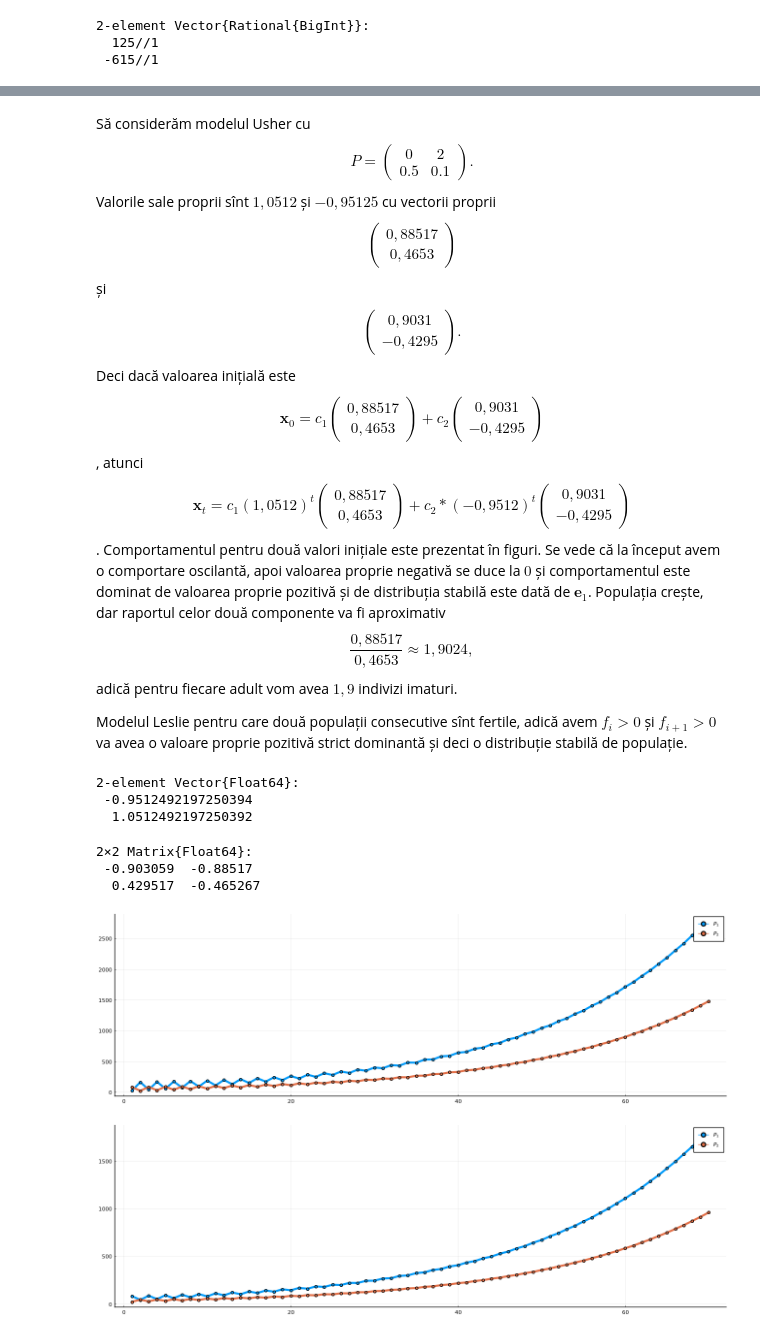
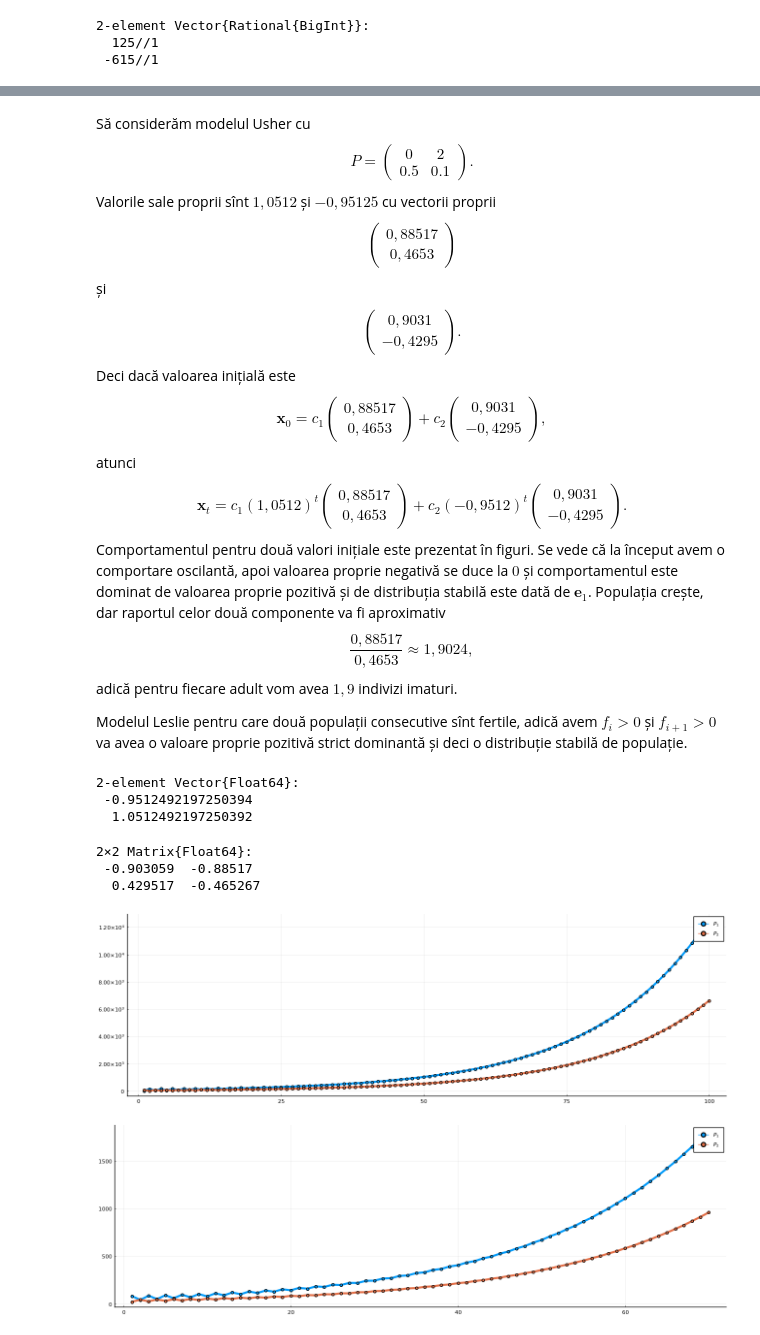
Before and after one commit to adhalanay/curs-biologie-2021, a Jupyter notebook: Cursul4.ipynb, the cells around one changed output, grey strips where cells are left out. Saved outputs shown, nothing was run; the diff lists cells and outputs as text; code cells hidden in the pictures.

```diff
--- a/Cursul4.ipynb
+++ b/Cursul4.ipynb
@@ -75,7 +75,7 @@ Pentru un model de populație, vectorul propriu dominant se numește distribuți
 using LinearAlgebra
 using Plots
 P = [0.9925 0.0125;0.0075 0.9875]
-v = [10;990]
+v = [9;10]
 A = []
 B = []
 for t in 1:400
@@ -91,5 +91,5 @@ plot!(B,label="B",linewidth=3, size=(1300,400))
 # %% [markdown]
-Să considerăm modelul Usher cu $$P=\left(\begin{array}{cc} 0 & 2 \\ 0.5 & 0.1\end{array}\right).$$ Valorile sale proprii sînt $1,0512$ și $-0,95125$ cu vectorii proprii $$\left(\begin{array}{c} 0,88517 \\ 0,4653 \end{array}\right)$$ și $$\left(\begin{array}{c} 0,9031 \\ -0,4295 \end{array}\right).$$ Deci dacă valoarea inițială este $$\mathbf{x}_0=c_1\left(\begin{array}{c} 0,88517 \\ 0,4653 \end{array}\right)+c_2\left(\begin{array}{c} 0,9031 \\ -0,4295 \end{array}\right)$$, atunci $$\mathbf{x}_t=c_1(1,0512)^t\left(\begin{array}{c} 0,88517 \\ 0,4653 \end{array}\right)+c_2*(-0,9512)^t\left(\begin{array}{c} 0,9031 \\ -0,4295 \end{array}\right)$$. Comportamentul pentru două valori inițiale este prezentat în figuri. Se vede că la început avem o comportare oscilantă, apoi valoarea proprie negativă
+Să considerăm modelul Usher cu $$P=\left(\begin{array}{cc} 0 & 2 \\ 0.5 & 0.1\end{array}\right).$$ Valorile sale proprii sînt $1,0512$ și $-0,95125$ cu vectorii proprii $$\left(\begin{array}{c} 0,88517 \\ 0,4653 \end{array}\right)$$ și $$\left(\begin{array}{c} 0,9031 \\ -0,4295 \end{array}\right).$$ Deci dacă valoarea inițială este $$\mathbf{x}_0=c_1\left(\begin{array}{c} 0,88517 \\ 0,4653 \end{array}\right)+c_2\left(\begin{array}{c} 0,9031 \\ -0,4295 \end{array}\right),$$ atunci $$\mathbf{x}_t=c_1(1,0512)^t\left(\begin{array}{c} 0,88517 \\ 0,4653 \end{array}\right)+c_2(-0,9512)^t\left(\begin{array}{c} 0,9031 \\ -0,4295 \end{array}\right).$$ Comportamentul pentru două valori inițiale este prezentat în figuri. Se vede că la început avem o comportare oscilantă, apoi valoarea proprie negativă
 se duce la $0$ și comportamentul este dominat de valoarea proprie pozitivă și de distribuția stabilă este dată de $\mathbf{e}_1$. Populația crește, dar raportul
 celor două componente va fi aproximativ $$\frac{0,88517}{0,4653} \approx 1,9024,$$ adică pentru fiecare adult vom avea $1,9$ indivizi imaturi.
 
@@ -109,21 +109,21 @@ display(eigvecs(P))
 # %%
 using LinearAlgebra
 using Plots
 using LaTeXStrings
 P = [0 2;0.5 0.1]
 v = [20;80]
 A = []
 B = []
-for t in 1:70
+for t in 1:100
     push!(A,v[1])
     push!(B,v[2])
     v = P*v
 end
 pyplot()
 plot(A,label=L"P_1",linewidth=3,markershape = :circle,size=(1300,400))
 plot!(B,label=L"P_2",linewidth=3, markershape = :circle,size=(1300,400))
 # %% [output]
-[figure, old version]
+[figure, new version]
 # %%
 using LinearAlgebra
 using Plots
```
Also changed, not shown: parts of 6 cells of this notebook, 3 other files.
